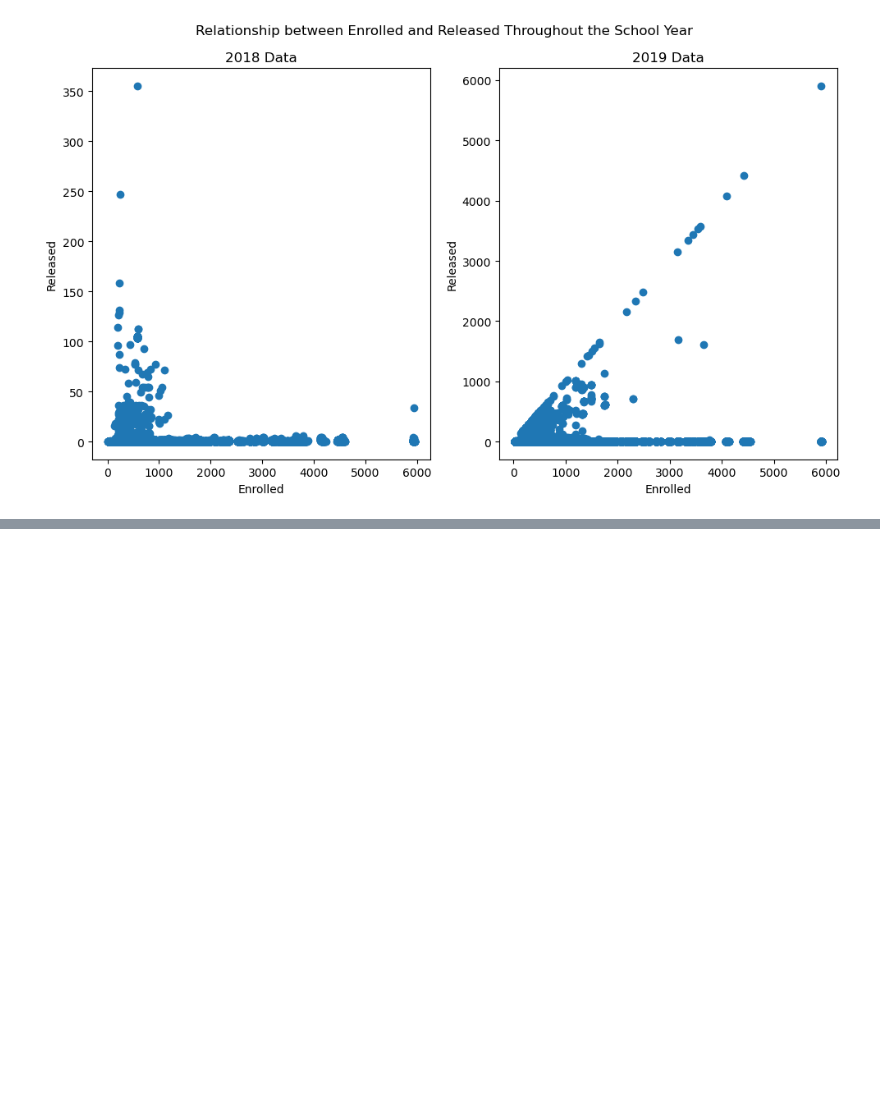
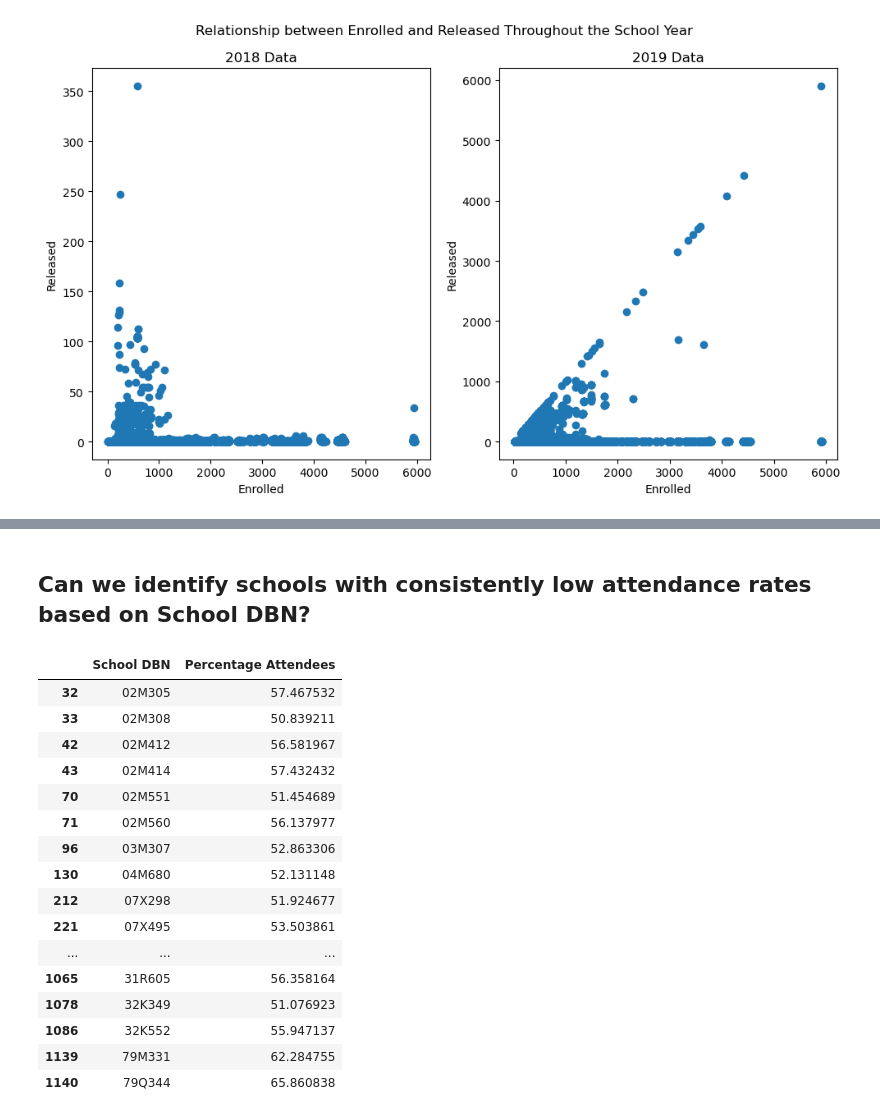
Before and after one commit to CourtneyGallant/StudentAttendanceAnalysis, a Jupyter notebook: StudentAttendanceAnalysis/StudentAttendanceAnalysis.ipynb, the cells around one changed output, grey strips where cells are left out. Cells and saved outputs as stored; diff of their text form; code cells hidden in the pictures; blank space fills up the shorter version.

```diff
--- a/StudentAttendanceAnalysis/StudentAttendanceAnalysis.ipynb
+++ b/StudentAttendanceAnalysis/StudentAttendanceAnalysis.ipynb
@@ -308,0 +379,32 @@ plt.show()
+# %% [markdown]
+## Can we identify schools with consistently low attendance rates based on School DBN?
+# %%
+# Narrow the Dataset Down to only Include High Absentee Percentages
+
+df['Percentage Attendees'] = (df['Absent']/df['Enrolled']) * 100
+# %%
+highest_absent = df[df['Percentage Attendees'] >= 30]
+highest_absent = highest_absent[['School DBN', 'Percentage Attendees']].groupby('School DBN').mean().reset_index()
+# %%
+# Narrow it down to Above 50 percent
+
+highest_absent = highest_absent[highest_absent['Percentage Attendees'] > 50]
+highest_absent
+# %% [output]
+|  | School DBN | Percentage Attendees |
+| 32 | 02M305 | 57.467532 |
+| 33 | 02M308 | 50.839211 |
+| 42 | 02M412 | 56.581967 |
+| 43 | 02M414 | 57.432432 |
+| 70 | 02M551 | 51.454689 |
+| 71 | 02M560 | 56.137977 |
+| 96 | 03M307 | 52.863306 |
+| 130 | 04M680 | 52.131148 |
+| 212 | 07X298 | 51.924677 |
+| 221 | 07X495 | 53.503861 |
+| ... | ... | ... |
+| 1065 | 31R605 | 56.358164 |
+| 1078 | 32K349 | 51.076923 |
+| 1086 | 32K552 | 55.947137 |
+| 1139 | 79M331 | 62.284755 |
+| 1140 | 79Q344 | 65.860838 |
```
Also changed, not shown: parts of 15 cells of this notebook.
